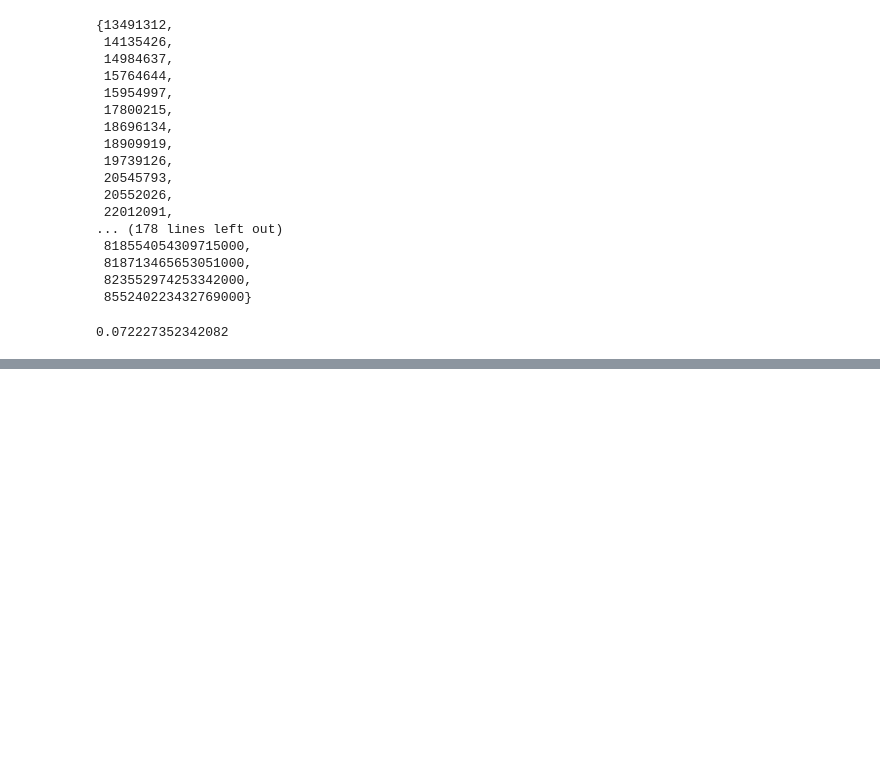
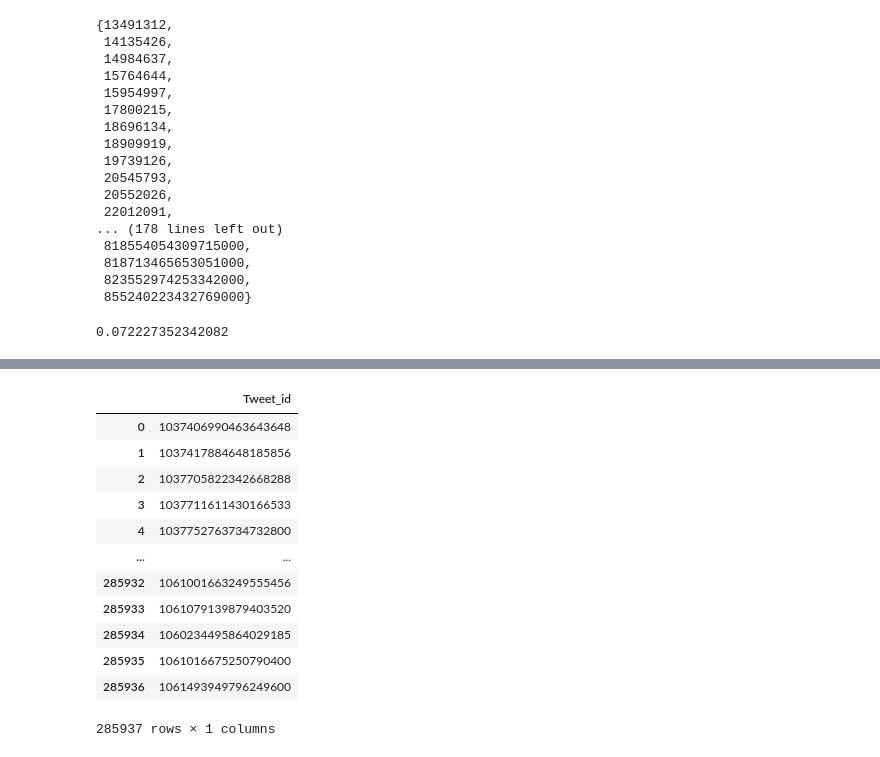
Before and after one commit to hiraimarcos/egr190_project, a Jupyter notebook: explore_data.ipynb, the cells around one changed output, grey strips where cells are left out. Drawn from its saved outputs; the diff is of its cells as text; code cells hidden in the pictures; blank space fills up the shorter version.

```diff
--- a/explore_data.ipynb
+++ b/explore_data.ipynb
@@ -153,0 +171,17 @@ random.random()
+# %%
+test = pd.read_csv("data/test/index.csv", index_col=0, names=['Tweet_id'], header=0)
+test
+# %% [output]
+|  | Tweet_id |
+| 0 | 1037406990463643648 |
+| 1 | 1037417884648185856 |
+| 2 | 1037705822342668288 |
+| 3 | 1037711611430166533 |
+| 4 | 1037752763734732800 |
+| ... | ... |
+| 285932 | 1061001663249555456 |
+| 285933 | 1061079139879403520 |
+| 285934 | 1060234495864029185 |
+| 285935 | 1061016675250790400 |
+| 285936 | 1061493949796249600 |
+285937 rows × 1 columns
```
Also changed, not shown: parts of 8 cells of this notebook, 3 other files.
